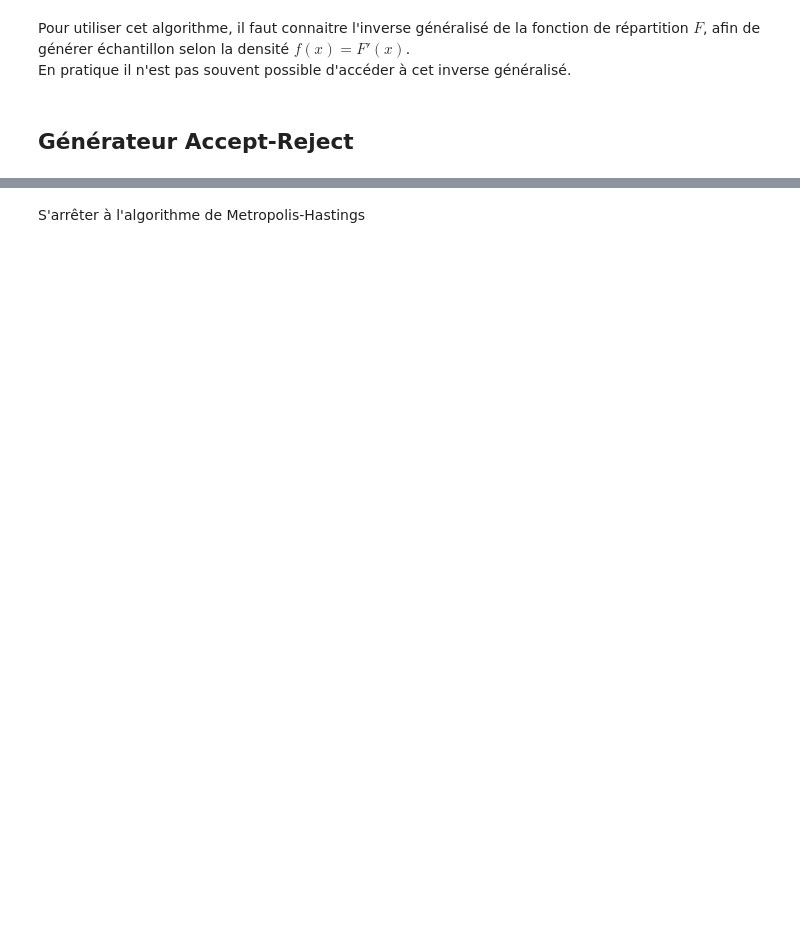
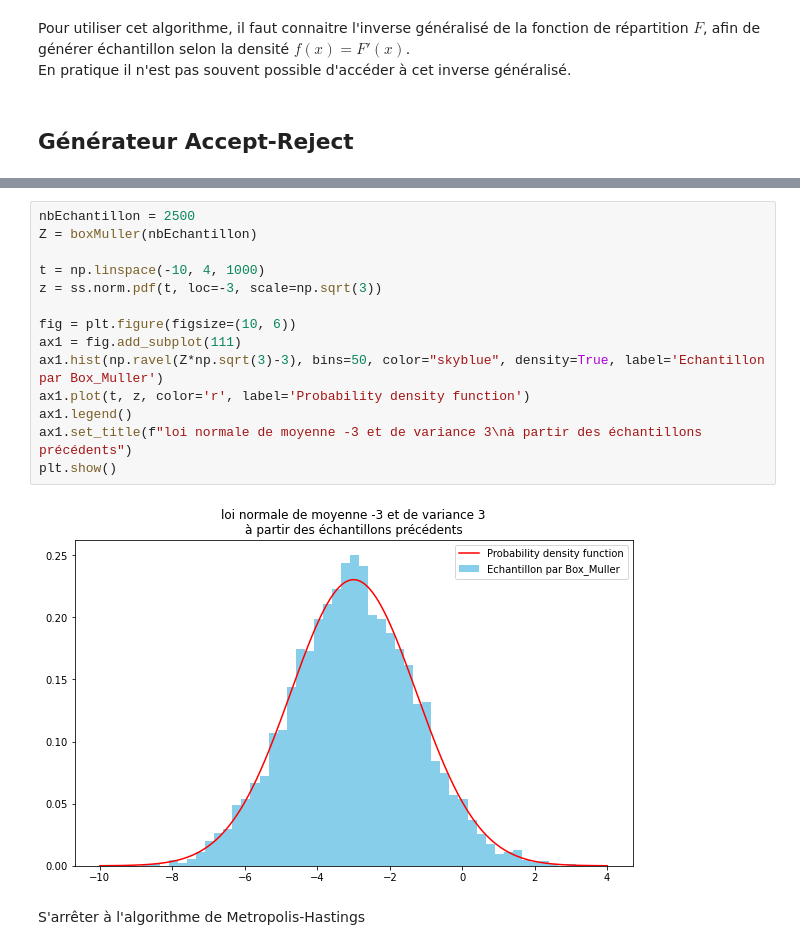
Before and after one commit to LoanSarazin/sdia-estimation, a Jupyter notebook: TP3/TP3_SARAZIN.ipynb, the cells around one changed output, grey strips where cells are left out. Saved outputs shown, nothing was run; the diff lists cells and outputs as text; blank space fills up the shorter version.

```diff
--- a/TP3/TP3_SARAZIN.ipynb
+++ b/TP3/TP3_SARAZIN.ipynb
@@ -106,2 +200,18 @@ plt.show()
+# %%
+nbEchantillon = 2500
+Z = boxMuller(nbEchantillon)
+
+t = np.linspace(-10, 4, 1000)
+z = ss.norm.pdf(t, loc=-3, scale=np.sqrt(3))
+
+fig = plt.figure(figsize=(10, 6))
+ax1 = fig.add_subplot(111)
+ax1.hist(np.ravel(Z*np.sqrt(3)-3), bins=50, color="skyblue", density=True, label='Echantillon par Box_Muller')
+ax1.plot(t, z, color='r', label='Probability density function')
+ax1.legend()
+ax1.set_title(f"loi normale de moyenne -3 et de variance 3\nà partir des échantillons précédents")
+plt.show()
+# %% [output]
+[figure, added]
 # %% [markdown]
 S'arrêter à l'algorithme de Metropolis-Hastings
```
Also changed, not shown: parts of 17 cells of this notebook.
